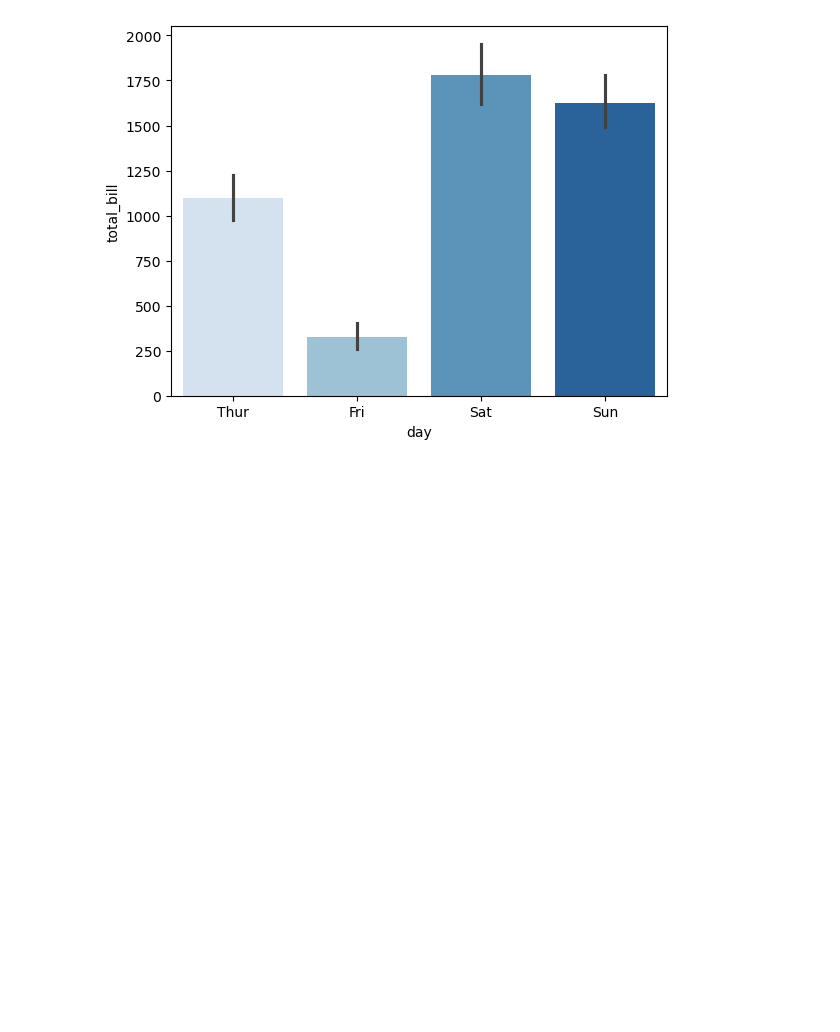
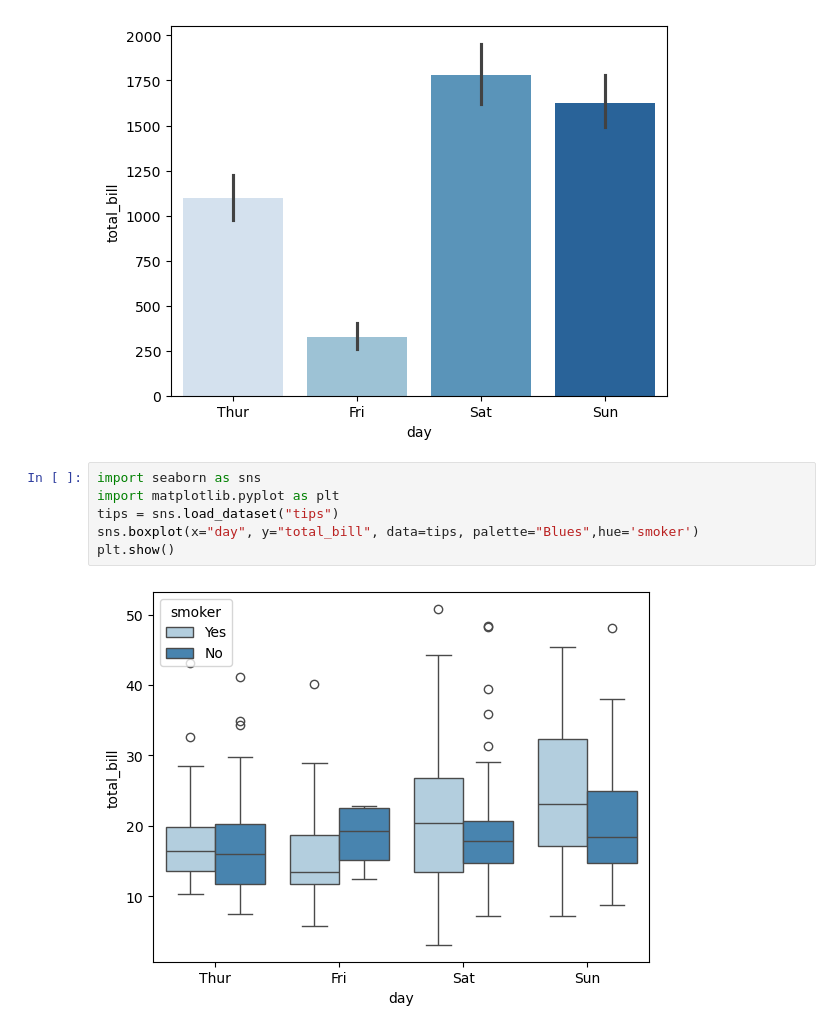
Before and after one commit to Sakib-Hasan3/Machine-Learning-Roadmap, a Jupyter notebook: Machine_learning/tutorial 9/seaborn.ipynb, the cells around one changed output. Saved outputs shown, nothing was run; the diff lists cells and outputs as text; blank space fills up the shorter version.

```diff
--- a/Machine_learning/tutorial 9/seaborn.ipynb
+++ b/Machine_learning/tutorial 9/seaborn.ipynb
@@ -97,3 +97,11 @@ Passing `palette` without assigning `hue` is deprecated and will be removed in v
 
   sns.barplot(x="day", y="total_bill", data=tips, palette="Blues",estimator=sum)
 [figure]
+# %%
+import seaborn as sns
+import matplotlib.pyplot as plt
+tips = sns.load_dataset("tips")
+sns.boxplot(x="day", y="total_bill", data=tips, palette="Blues",hue='smoker')
+plt.show()
+# %% [output]
+[figure, added]
```
Also changed, not shown: parts of 11 cells of this notebook.
